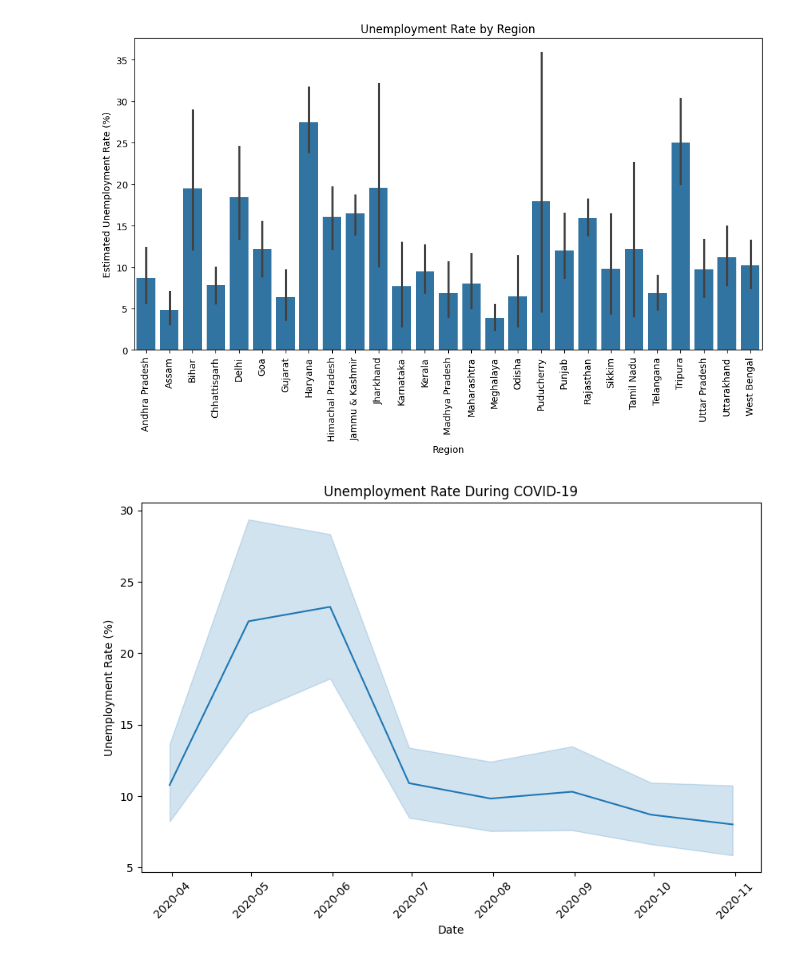
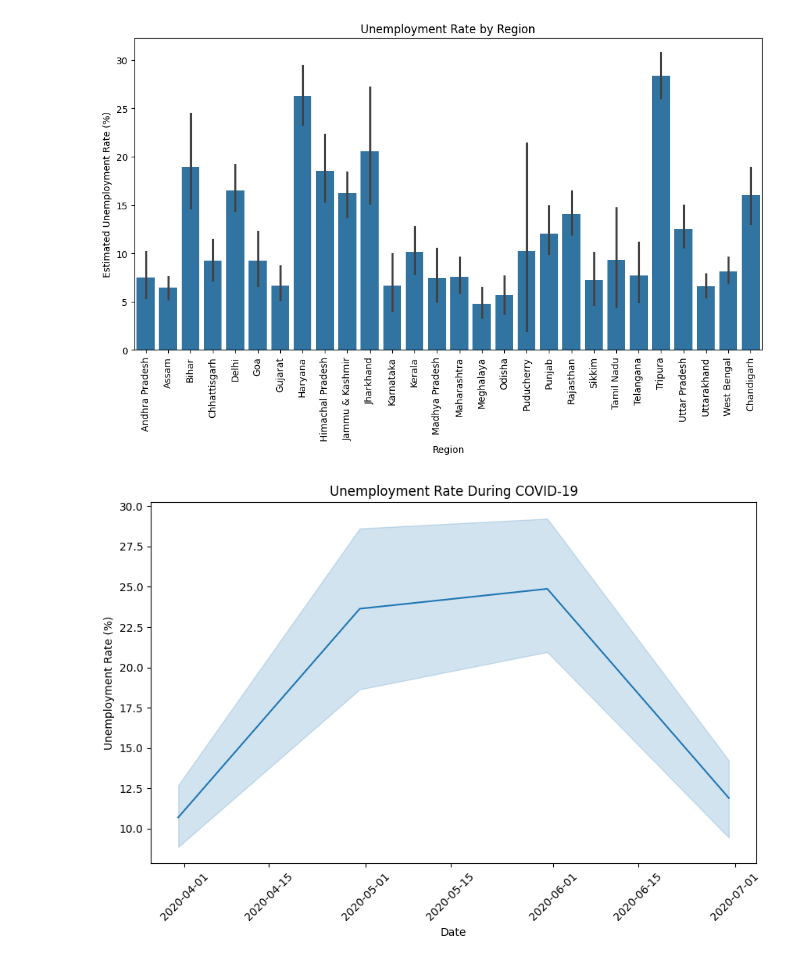
Before and after one commit to madipellihv-del/codealpha_unemployement_rate, a Jupyter notebook: unemployement_in_india.ipynb, the cells around one changed output. Cells and saved outputs as stored; diff of their text form; code cells hidden in the pictures.

```diff
--- a/unemployement_in_india.ipynb
+++ b/unemployement_in_india.ipynb
@@ -132,7 +125,7 @@ import matplotlib.pyplot as plt
 import seaborn as sns
 
 # Load Dataset
-df = pd.read_csv("/Unemployment_Rate_upto_11_2020.csv")
+df = pd.read_csv("/Unemployment_in_India.csv")
 
 # Clean Column Names
 df.columns = df.columns.str.strip()
@@ -237,2 +230,2 @@ std      6.270731    5.831738
-[figure, old version]
+[figure, new version]
-[figure, old version]
+[figure, new version]
```
Also changed, not shown: parts of 8 cells of this notebook.
